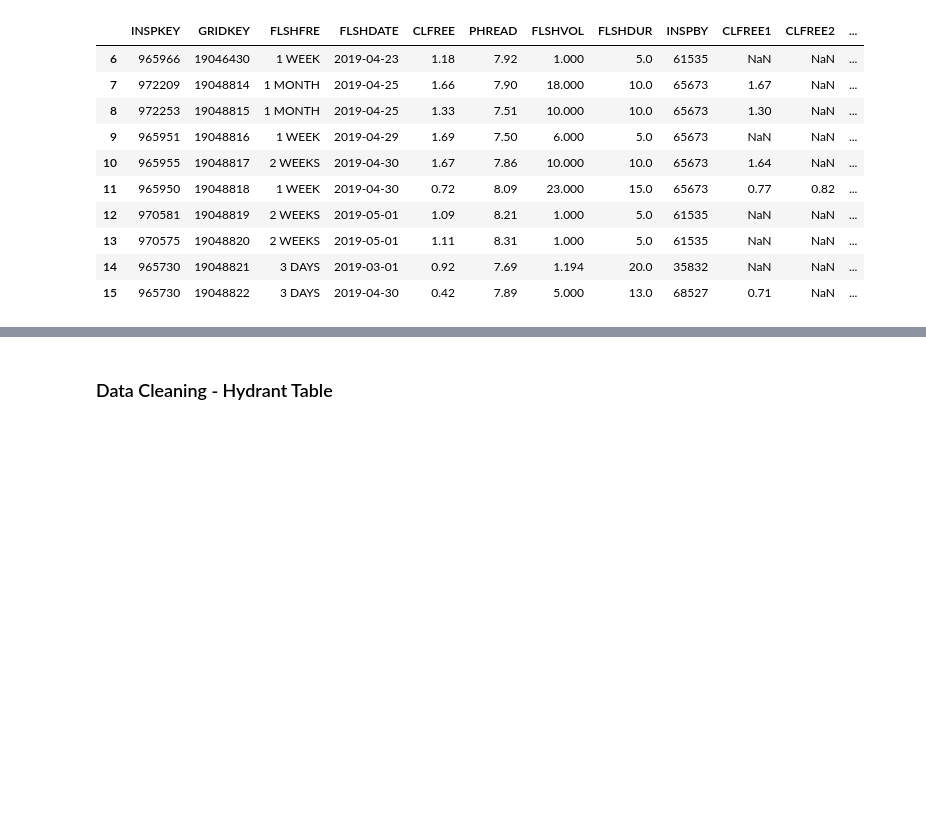
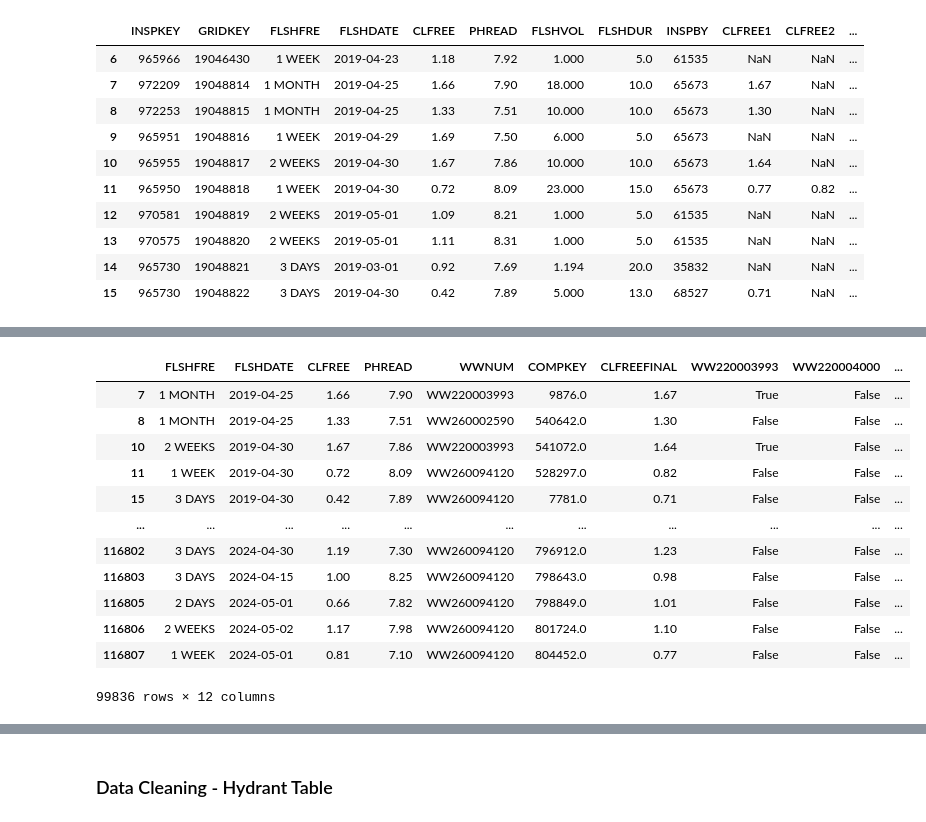
Before and after one commit to ellanguyen-rop/Flushing_Assignments, a Jupyter notebook: Flushing Analytics (1).ipynb, the cells around one changed output, grey strips where cells are left out. Drawn from its saved outputs; the diff is of its cells as text; code cells hidden in the pictures; blank space fills up the shorter version.

```diff
--- a/Flushing Analytics (1).ipynb
+++ b/Flushing Analytics (1).ipynb
@@ -93,0 +165,3 @@ copied_flushing_history_df.to_csv('historycheck.csv', index=False)
+# %%
+copied_flushing_history_df = copied_flushing_history_df.drop(copied_flushing_history_df[copied_flushing_history_df['CLFREE'] == 0].index)
+copied_flushing_history_df
@@ -93,0 +182,3 @@ copied_flushing_history_df.to_csv('historycheck.csv', index=False)
+# %%
+copied_flushing_history_df = copied_flushing_history_df.drop(copied_flushing_history_df[copied_flushing_history_df['CLFREEFINAL'] == 0].index)
+copied_flushing_history_df
@@ -93,0 +199,3 @@ copied_flushing_history_df.to_csv('historycheck.csv', index=False)
+# %%
+copied_flushing_history_df['CLFREE'] = copied_flushing_history_df['CLFREE'].replace(78, 0.78)
+copied_flushing_history_df
@@ -93,0 +216,19 @@ copied_flushing_history_df.to_csv('historycheck.csv', index=False)
+# %%
+wwnum_temp = pd.get_dummies(copied_flushing_history_df['WWNUM'])
+copied_flushing_history_df = copied_flushing_history_df.join(wwnum_temp)
+# %%
+copied_flushing_history_df
+# %% [output]
+|  | FLSHFRE | FLSHDATE | CLFREE | PHREAD | WWNUM | COMPKEY | CLFREEFINAL | WW220003993 | WW220004000 | ... |
+| 7 | 1 MONTH | 2019-04-25 | 1.66 | 7.90 | WW220003993 | 9876.0 | 1.67 | True | False | ... |
+| 8 | 1 MONTH | 2019-04-25 | 1.33 | 7.51 | WW260002590 | 540642.0 | 1.30 | False | False | ... |
+| 10 | 2 WEEKS | 2019-04-30 | 1.67 | 7.86 | WW220003993 | 541072.0 | 1.64 | True | False | ... |
+| 11 | 1 WEEK | 2019-04-30 | 0.72 | 8.09 | WW260094120 | 528297.0 | 0.82 | False | False | ... |
+| 15 | 3 DAYS | 2019-04-30 | 0.42 | 7.89 | WW260094120 | 7781.0 | 0.71 | False | False | ... |
+| ... | ... | ... | ... | ... | ... | ... | ... | ... | ... | ... |
+| 116802 | 3 DAYS | 2024-04-30 | 1.19 | 7.30 | WW260094120 | 796912.0 | 1.23 | False | False | ... |
+| 116803 | 3 DAYS | 2024-04-15 | 1.00 | 8.25 | WW260094120 | 798643.0 | 0.98 | False | False | ... |
+| 116805 | 2 DAYS | 2024-05-01 | 0.66 | 7.82 | WW260094120 | 798849.0 | 1.01 | False | False | ... |
+| 116806 | 2 WEEKS | 2024-05-02 | 1.17 | 7.98 | WW260094120 | 801724.0 | 1.10 | False | False | ... |
+| 116807 | 1 WEEK | 2024-05-01 | 0.81 | 7.10 | WW260094120 | 804452.0 | 0.77 | False | False | ... |
+99836 rows × 12 columns
```
Also changed, not shown: parts of 30 cells of this notebook, 3 other files.
